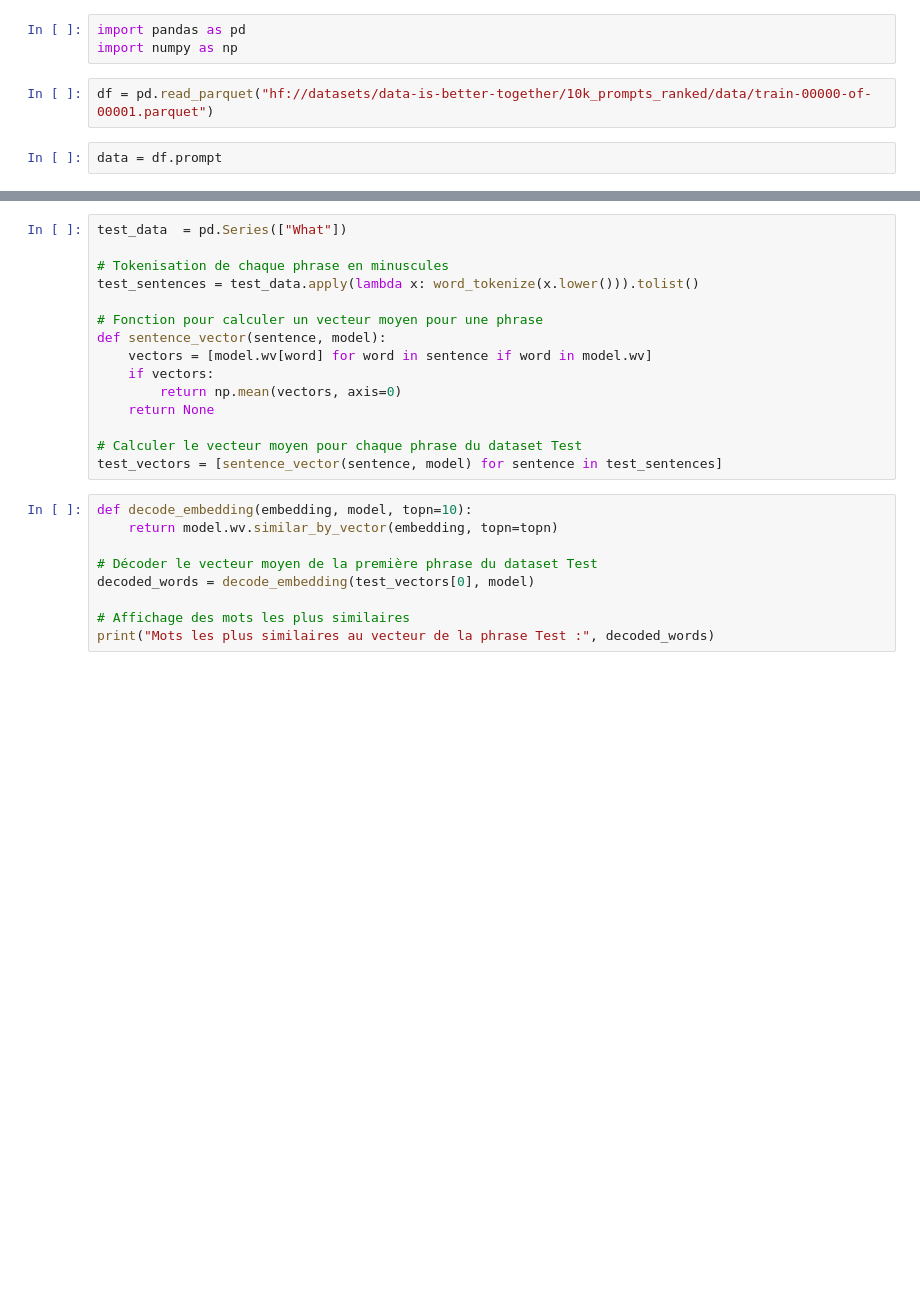
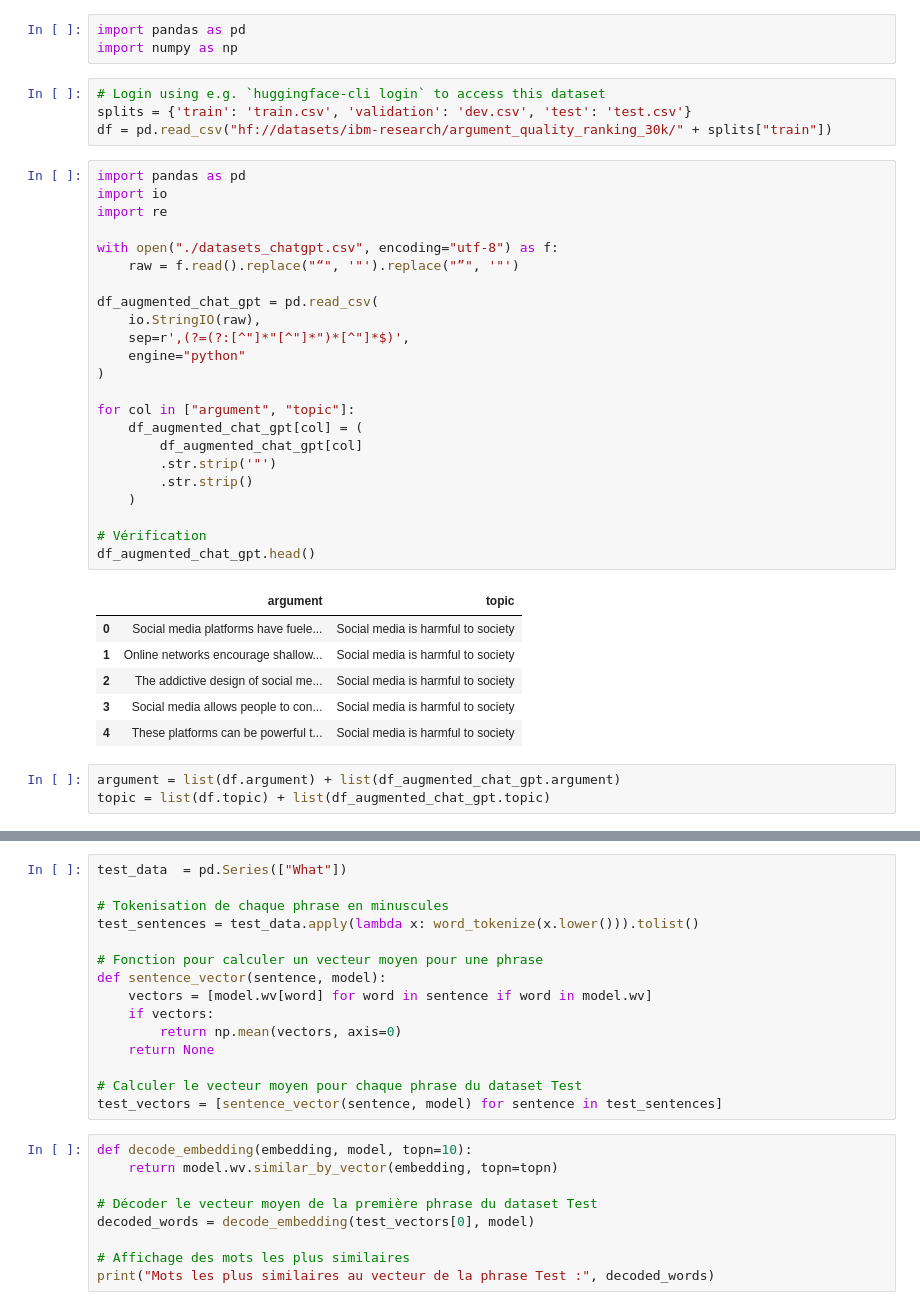
Before and after one commit to DimitriCalmand/nlp-prompt-quality, a Jupyter notebook: word2vec.ipynb, the cells around one changed output, grey strips where cells are left out. Drawn from its saved outputs; the diff is of its cells as text; blank space fills up the shorter version.

```diff
--- a/word2vec.ipynb
+++ b/word2vec.ipynb
@@ -1,10 +1,43 @@
 # %%
 import pandas as pd
 import numpy as np
-# %%
-df = pd.read_parquet("hf://datasets/data-is-better-together/10k_prompts_ranked/data/train-00000-of-00001.parquet")
-# %%
-data = df.prompt
+# %%
+# Login using e.g. `huggingface-cli login` to access this dataset
+splits = {'train': 'train.csv', 'validation': 'dev.csv', 'test': 'test.csv'}
+df = pd.read_csv("hf://datasets/ibm-research/argument_quality_ranking_30k/" + splits["train"])
+# %%
+import pandas as pd
+import io
+import re
+
+with open("./datasets_chatgpt.csv", encoding="utf-8") as f:
+    raw = f.read().replace("“", '"').replace("”", '"')
+
+df_augmented_chat_gpt = pd.read_csv(
+    io.StringIO(raw),
+    sep=r',(?=(?:[^"]*"[^"]*")*[^"]*$)',
+    engine="python"
+)
+
+for col in ["argument", "topic"]:
+    df_augmented_chat_gpt[col] = (
+        df_augmented_chat_gpt[col]
+        .str.strip('"')
+        .str.strip()
+    )
+
+# Vérification
+df_augmented_chat_gpt.head()
+# %% [output]
+|  | argument | topic |
+| 0 | Social media platforms have fuele... | Social media is harmful to society |
+| 1 | Online networks encourage shallow... | Social media is harmful to society |
+| 2 | The addictive design of social me... | Social media is harmful to society |
+| 3 | Social media allows people to con... | Social media is harmful to society |
+| 4 | These platforms can be powerful t... | Social media is harmful to society |
+# %%
+argument = list(df.argument) + list(df_augmented_chat_gpt.argument)
+topic = list(df.topic) + list(df_augmented_chat_gpt.topic)
 # %%
 import nltk
 from nltk.tokenize import word_tokenize
```
Also changed, not shown: parts of 3 cells of this notebook, 1 other file.
